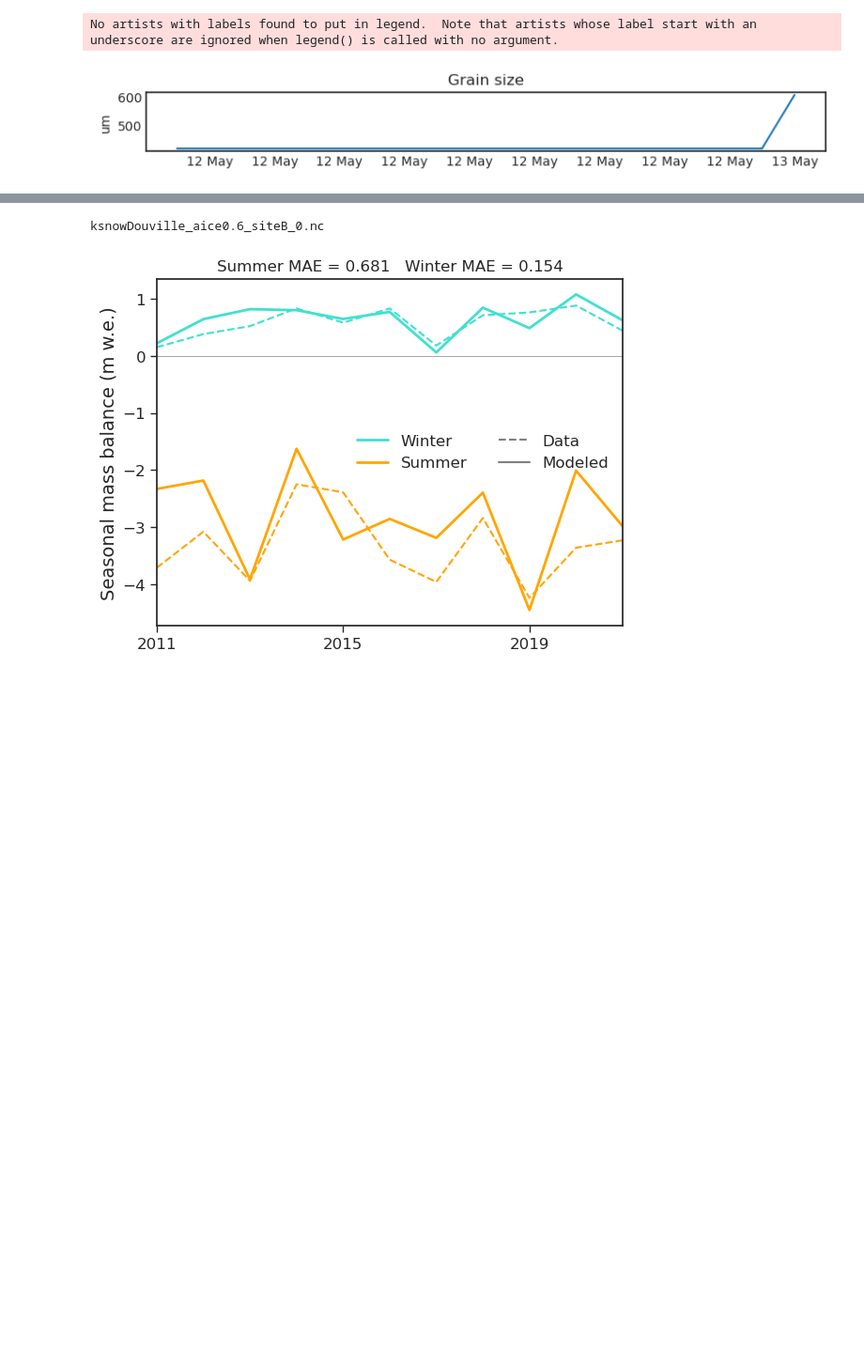
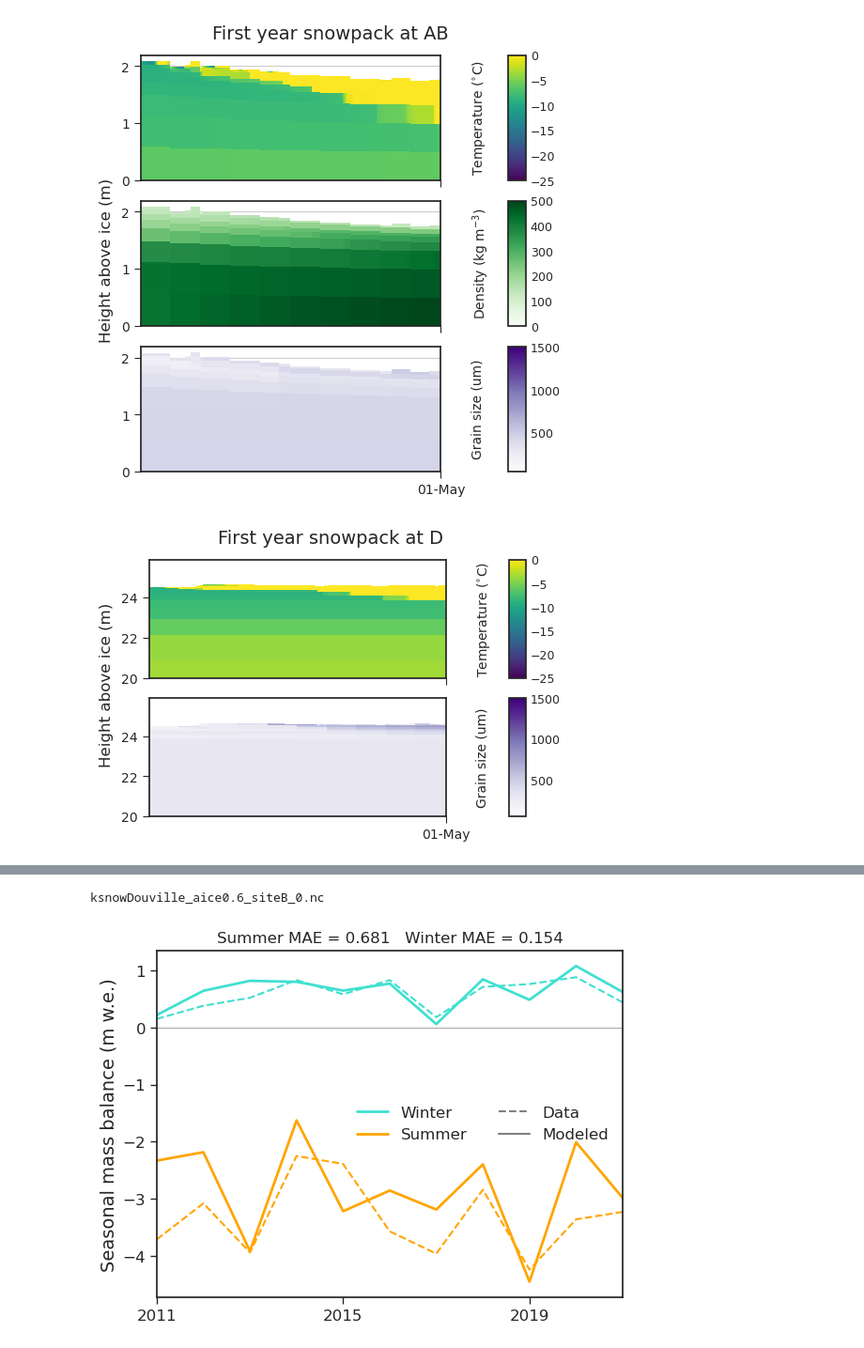
Before and after one commit to clairevwilson/PyGEM-EB, a Jupyter notebook: calibration_plotting.ipynb, the cells around one changed output, grey strips where cells are left out. Shown at 94% size. Drawn from its saved outputs; the diff is of its cells as text; code cells hidden in the pictures; blank space fills up the shorter version.

```diff
--- a/calibration_plotting.ipynb
+++ b/calibration_plotting.ipynb
@@ -10,18 +10,20 @@ from pygem_eb.processing.plotting_fxns import *
 from objectives import *
 data_fp = '/home/claire/research/MB_data/Gulkana/Input_Gulkana_Glaciological_Data.csv'
 # %%
-# site = 'AB'
-# ds = xr.open_dataset(f'/home/claire/research/Output/EB/Gulkana_2024_09_19_{site}_0.nc')
-# visualize_layers(ds,pd.date_range('2000-04-21','2000-06-13',freq='d'),['layertemp','layerdensity','layergrainsize'],t=f'First year snowpack at {site}',plot_firn=False)
+site = 'AB'
+ds = xr.open_dataset(f'/home/claire/research/Output/EB/Gulkana_2024_09_19_{site}_0.nc')
+visualize_layers(ds,pd.date_range('2000-04-21','2000-05-01',freq='h'),['layertemp','layerdensity','layergrainsize'],t=f'First year snowpack at {site}',plot_firn=False)
 site = 'D'
-ds1 = xr.open_dataset(f'/home/claire/research/Output/EB/Gulkana_2024_09_20_{site}_18.nc')
-# visualize_layers(ds1,pd.date_range('2000-04-21 06:00','2000-05-20 07:00',freq='d'),['layertemp','layergrainsize'],ylim=(2),t=f'First year snowpack at {site}',plot_firn=False)
+ds1 = xr.open_dataset(f'/home/claire/research/Output/EB/Gulkana_2024_09_20_{site}_5.nc')
+visualize_layers(ds1,pd.date_range('2000-04-21','2000-05-01',freq='h'),['layertemp','layergrainsize'],ylim=(20),t=f'First year snowpack at {site}')
 # simple_plot(ds1,['2000-05-09','2000-05-13'],[['layergrainsize']],cumMB=False,res='h')
 # compare_runs([ds,ds1],[ds.time.values[0],'2000-05-01'],['AB','D'],'layerdensity')
 # compare_runs([ds,ds1],[ds.time.values[0],'2000-05-01'],['AB','D'],'layertemp')
-plot_single_layer(ds1,3,['layergrainsize'],['2000-05-12 05:00','2000-05-13'])
-# compare_runs([ds,ds1],[ds.time.values[0],'2000-05-01'],['AB','D'],'layergrainsize')
+# plot_single_layer(ds1,3,['layergrainsize'],['2000-05-12 05:00','2000-05-13'])
+# compare_runs([ds,ds1],[ds.time.values[0],'2000-05-01'],['AB','D'],'albedo')
+# compare_runs([ds,ds1],[ds.time.values[0],'2000-05-01'],['AB','D'],'melt',res='h')
+# compare_runs([ds,ds1],[ds.time.values[0],'2000-05-01'],['AB','D'],'refreeze',res='h')
 # %% [output]
-No artists with labels found to put in legend.  Note that artists whose label start with an underscore are ignored when legend() is called with no argument.
-[figure, old version]
+[figure, new version]
+[figure, added]
 # %%
```
Also changed, not shown: parts of 4 cells of this notebook, 7 other files.
